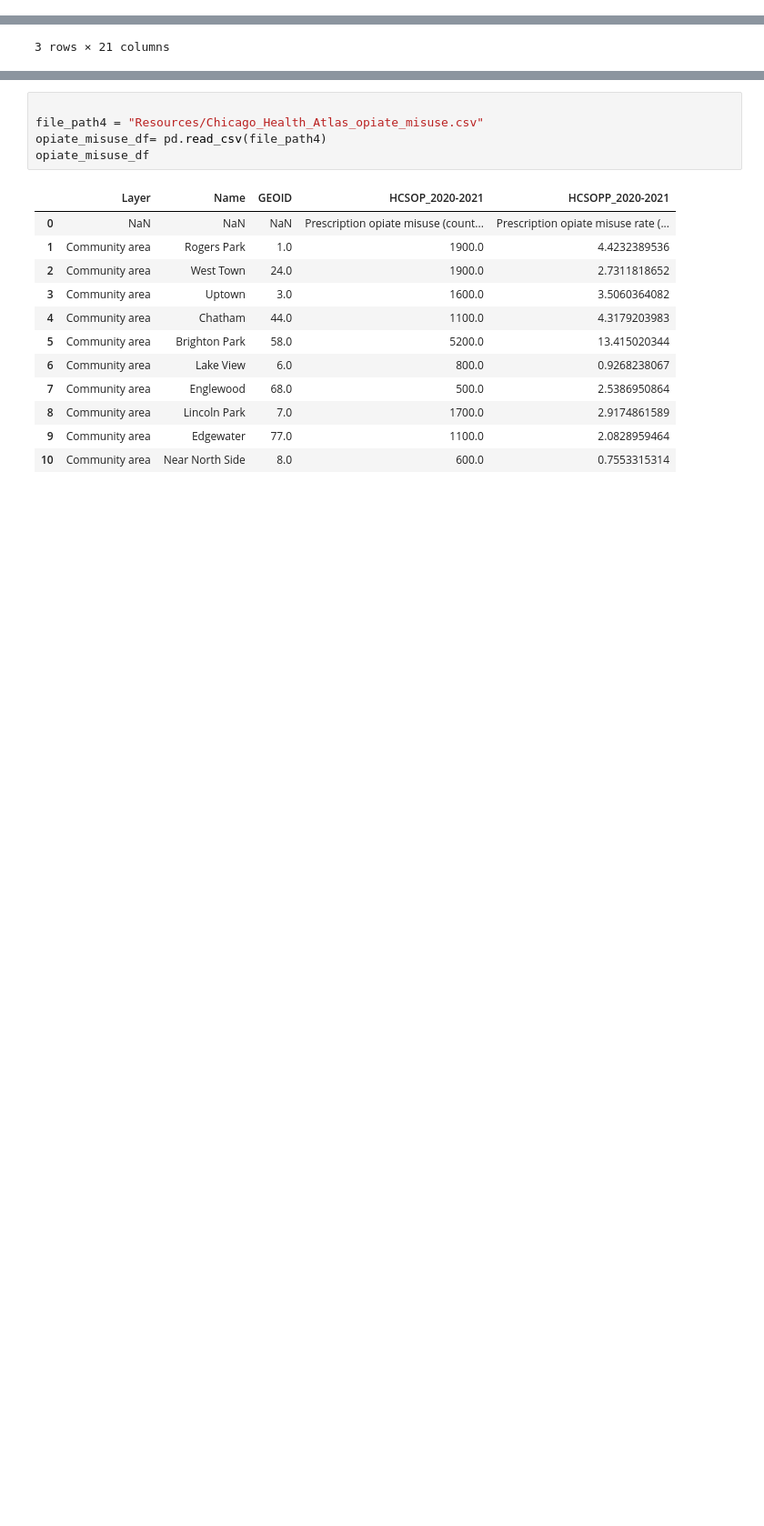
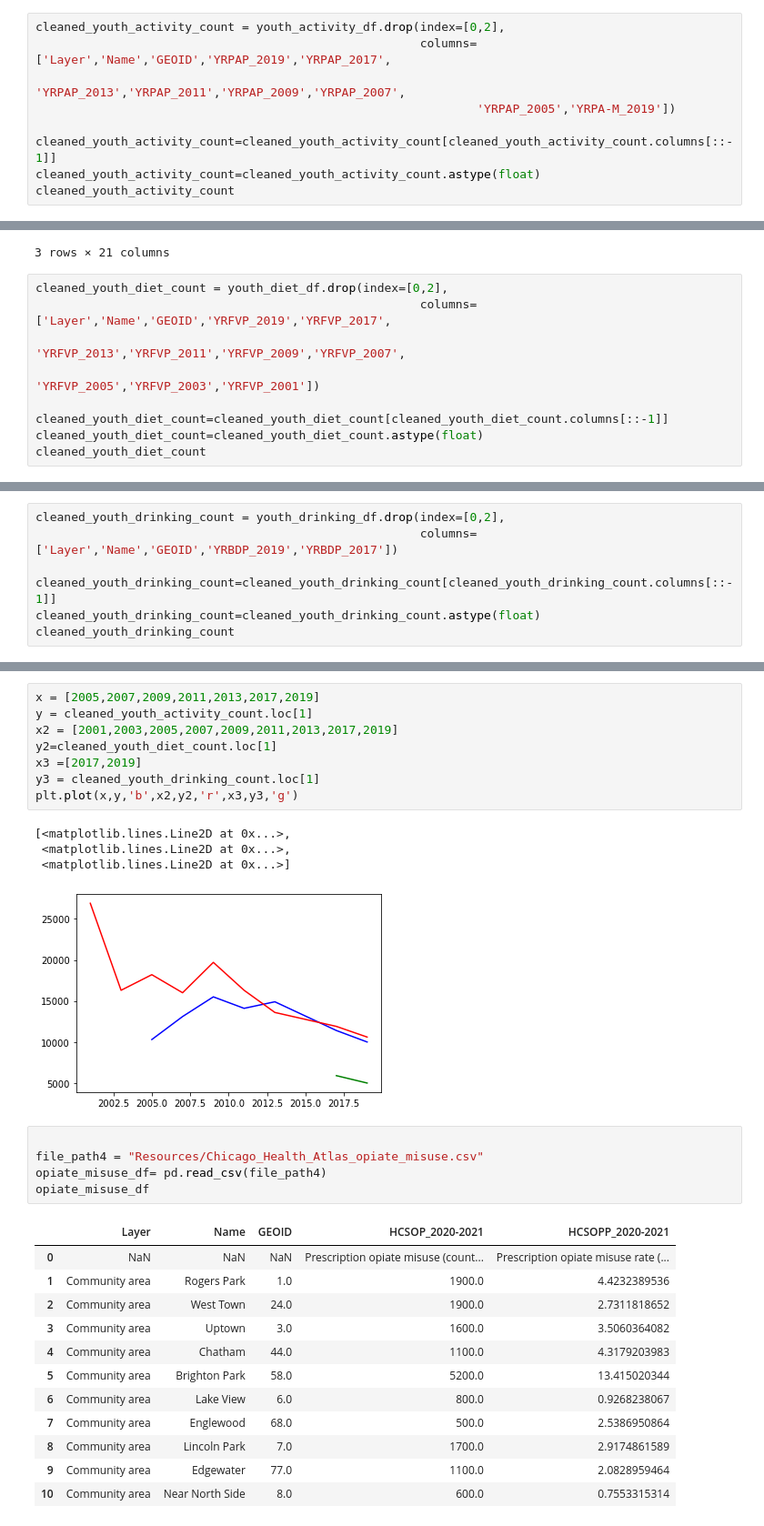
Before and after one commit to dpackardphys/gold_orbit_firelight, a Jupyter notebook: Question4data.ipynb, the cells around one changed output, grey strips where cells are left out. Shown at 91% size. Cells and saved outputs as stored; diff of their text form; blank space fills up the shorter version.

Commit message:
added visualization of youth diet and exercise

```diff
--- a/Question4data.ipynb
+++ b/Question4data.ipynb
@@ -15,3 +16,12 @@ youth_activity_df
 | 0 | NaN | NaN | NaN | Youth physical activity (count of... | Youth physical activity (count of... | Youth physical activity (count of... | Youth physical activity (count of... | Youth physical activity (count of... | Youth physical activity (count of... | ... |
 | 1 | City | Chicago, IL | 1714000.0 | 10000.0 | 11400.0 | 14900.0 | 14100.0 | 15500.0 | 13100.0 | ... |
 | 2 | City | Chicago, IL | 1714000.0 | 10000.0 | 11400.0 | 14900.0 | 14100.0 | 15500.0 | 13100.0 | ... |
+# %%
+cleaned_youth_activity_count = youth_activity_df.drop(index=[0,2],
+                                                      columns=['Layer','Name','GEOID','YRPAP_2019','YRPAP_2017',
+                                                               'YRPAP_2013','YRPAP_2011','YRPAP_2009','YRPAP_2007',
+                                                              'YRPAP_2005','YRPA-M_2019'])
+
+cleaned_youth_activity_count=cleaned_youth_activity_count[cleaned_youth_activity_count.columns[::-1]]
+cleaned_youth_activity_count=cleaned_youth_activity_count.astype(float)
+cleaned_youth_activity_count
@@ -25,3 +38,12 @@ youth_diet_df
 | 1 | City | Chicago, IL | 1714000.0 | 10600.0 | 11900.0 | 13600.0 | 16300.0 | 19700.0 | 16000.0 | ... |
 | 2 | City | Chicago, IL | 1714000.0 | 10600.0 | 11900.0 | 13600.0 | 16300.0 | 19700.0 | 16000.0 | ... |
 3 rows × 21 columns
+# %%
+cleaned_youth_diet_count = youth_diet_df.drop(index=[0,2],
+                                                      columns=['Layer','Name','GEOID','YRFVP_2019','YRFVP_2017',
+                                                               'YRFVP_2013','YRFVP_2011','YRFVP_2009','YRFVP_2007',
+                                                              'YRFVP_2005','YRFVP_2003','YRFVP_2001'])
+
+cleaned_youth_diet_count=cleaned_youth_diet_count[cleaned_youth_diet_count.columns[::-1]]
+cleaned_youth_diet_count=cleaned_youth_diet_count.astype(float)
+cleaned_youth_diet_count
@@ -35,3 +60,10 @@ youth_drinking_df
 | 0 | NaN | NaN | NaN | Youth binge drinking (count of st... | Youth binge drinking (count of st... | Youth binge drinking rate (% of s... | Youth binge drinking rate (% of s... |
 | 1 | City | Chicago, IL | 1714000.0 | 5000.0 | 5900.0 | 8.0 | 9.1 |
 | 2 | City | Chicago, IL | 1714000.0 | 5000.0 | 5900.0 | 8.0 | 9.1 |
+# %%
+cleaned_youth_drinking_count = youth_drinking_df.drop(index=[0,2],
+                                                      columns=['Layer','Name','GEOID','YRBDP_2019','YRBDP_2017'])
+
+cleaned_youth_drinking_count=cleaned_youth_drinking_count[cleaned_youth_drinking_count.columns[::-1]]
+cleaned_youth_drinking_count=cleaned_youth_drinking_count.astype(float)
+cleaned_youth_drinking_count
@@ -38,3 +73,16 @@ youth_drinking_df
+# %%
+x = [2005,2007,2009,2011,2013,2017,2019]
+y = cleaned_youth_activity_count.loc[1]
+x2 = [2001,2003,2005,2007,2009,2011,2013,2017,2019]
+y2=cleaned_youth_diet_count.loc[1]
+x3 =[2017,2019]
+y3 = cleaned_youth_drinking_count.loc[1]
+plt.plot(x,y,'b',x2,y2,'r',x3,y3,'g')
+# %% [output]
+[<matplotlib.lines.Line2D at 0x...>,
+ <matplotlib.lines.Line2D at 0x...>,
+ <matplotlib.lines.Line2D at 0x...>]
+[figure, added]
 # %%
 
 file_path4 = "Resources/Chicago_Health_Atlas_opiate_misuse.csv"
```
Also changed, not shown: parts of 4 cells of this notebook, 2 other files.
